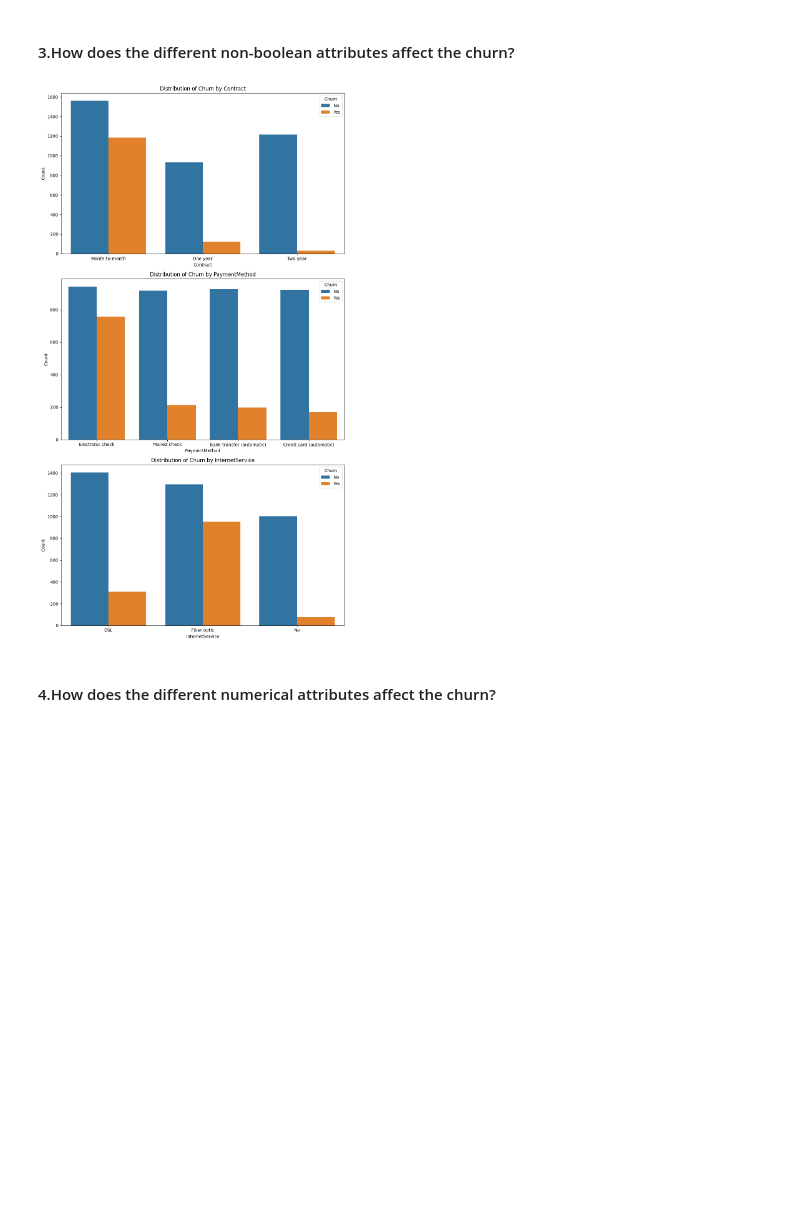
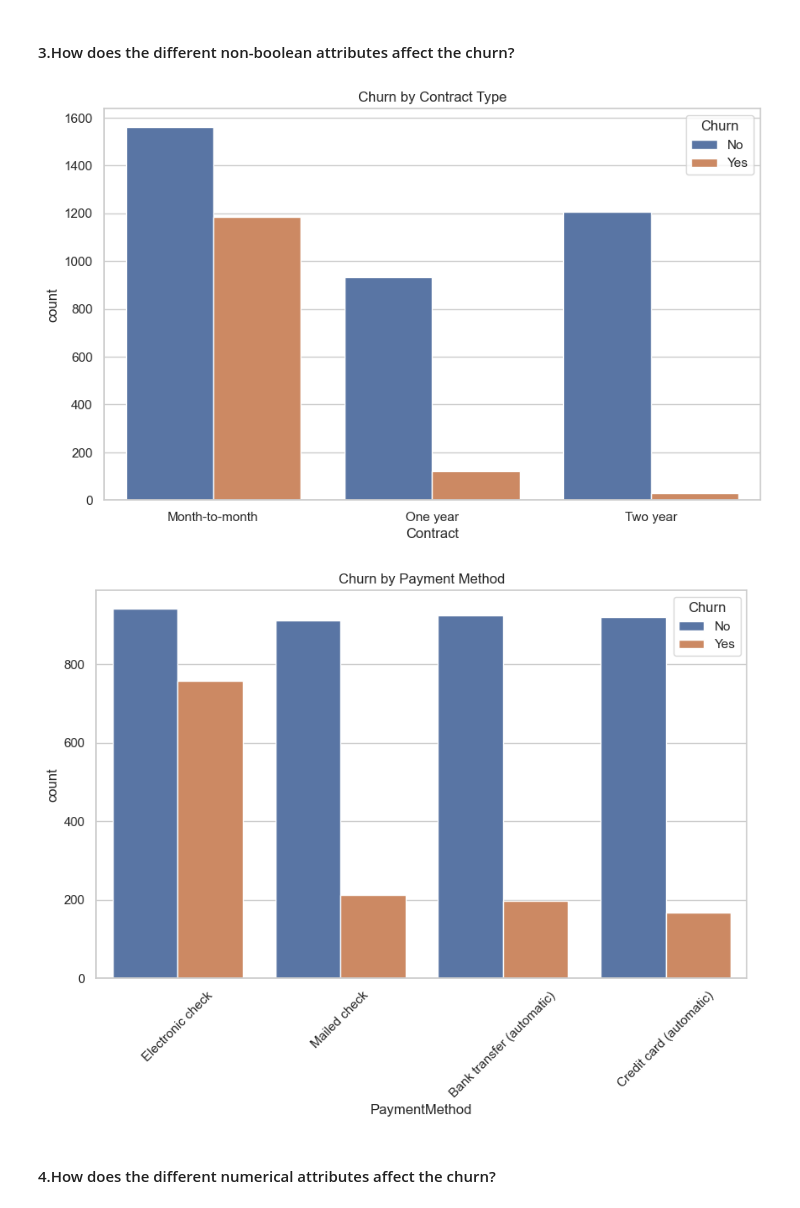
Before and after one commit to Georginahnjeri/Customer-churn-, a Jupyter notebook: Customerchurn.ipynb, the cells around one changed output. Saved outputs shown, nothing was run; the diff lists cells and outputs as text; code cells hidden in the pictures; blank space fills up the shorter version.

```diff
--- a/Customerchurn.ipynb
+++ b/Customerchurn.ipynb
@@ -345,0 +340,3 @@ dtype: int64
+# %%
+# Replace 'No' values with 0 and 'Yes' values with 1 for senior citizen
+train_data['SeniorCitizen'] = train_data['SeniorCitizen'].replace({'No': 0, 'Yes': 1})
@@ -487,0 +396,11 @@ train_data.head()
+# %%
+# replace the remaining missing values with the mode of their respective columns
+
+columns_to_replace = ['MultipleLines', 'OnlineSecurity', 'OnlineBackup',
+           'DeviceProtection', 'TechSupport', 'StreamingTV',
+           'StreamingMovies']
+
+for column in columns_to_replace:
+    train_data[column].fillna(train_data[column].mode()[0], inplace=True)
+# %%
+train_data['SeniorCitizen'] = train_data['SeniorCitizen'].astype('object')
@@ -547,6 +431,0 @@ Name: OnlineBackup, Length: 5043, dtype: object
-# %%
-#Replacing for the Online backup column
-train_data['OnlineBackup'] = train_data['OnlineBackup'].apply(lambda x:str(x).replace("True","Yes"))
-train_data['OnlineBackup'] = train_data['OnlineBackup'].apply(lambda x:str(x).replace("False","No"))
-train_data['OnlineBackup'] = train_data['OnlineBackup'].apply(lambda x:str(x).replace("No internet service","No"))
-train_data['OnlineBackup'] = train_data['OnlineBackup'].apply(lambda x:str(x).replace("None","No"))
@@ -766,25 +649,25 @@ plt.show()
 # %%
 import seaborn as sns
 import matplotlib.pyplot as plt
 
-# List of non-boolean attributes (replace with your actual column names)
-non_boolean_attributes = ['Contract', 'PaymentMethod', 'InternetService']  # Example attributes
+# Setting up the visualization environment
+sns.set(style="whitegrid")
 
-# Create subplots for each non-boolean attribute
-fig, axes = plt.subplots(nrows=len(non_boolean_attributes), ncols=1, figsize=(10, 6*len(non_boolean_attributes)))
+# Bar plot for Contract vs Churn
+plt.figure(figsize=(10, 6))
+sns.countplot(x='Contract', hue='Churn', data=train_data)
+plt.title('Churn by Contract Type')
+plt.show()
 
-# Iterate over each non-boolean attribute and create appropriate visualization
-for i, attribute in enumerate(non_boolean_attributes):
-    sns.countplot(x=attribute, hue='Churn', data=train_data, ax=axes[i])
-    axes[i].set_title(f'Distribution of Churn by {attribute}')
-    axes[i].set_xlabel(attribute)
-    axes[i].set_ylabel('Count')
-    axes[i].legend(title='Churn', labels=['No', 'Yes'])
-
-plt.tight_layout()
+# Clustered bar plot for Payment Method vs Churn
+plt.figure(figsize=(10, 6))
+sns.countplot(x='PaymentMethod', hue='Churn', data=train_data)
+plt.title('Churn by Payment Method')
+plt.xticks(rotation=45)  # Rotate labels for better readability
 plt.show()
 # %% [output]
-[figure, old version]
+[figure, new version]
+[figure, added]
 # %% [markdown]
  #### 4.How does the different numerical attributes affect the churn?
 # %%
```
Also changed, not shown: parts of 81 cells of this notebook, 1 other file.
